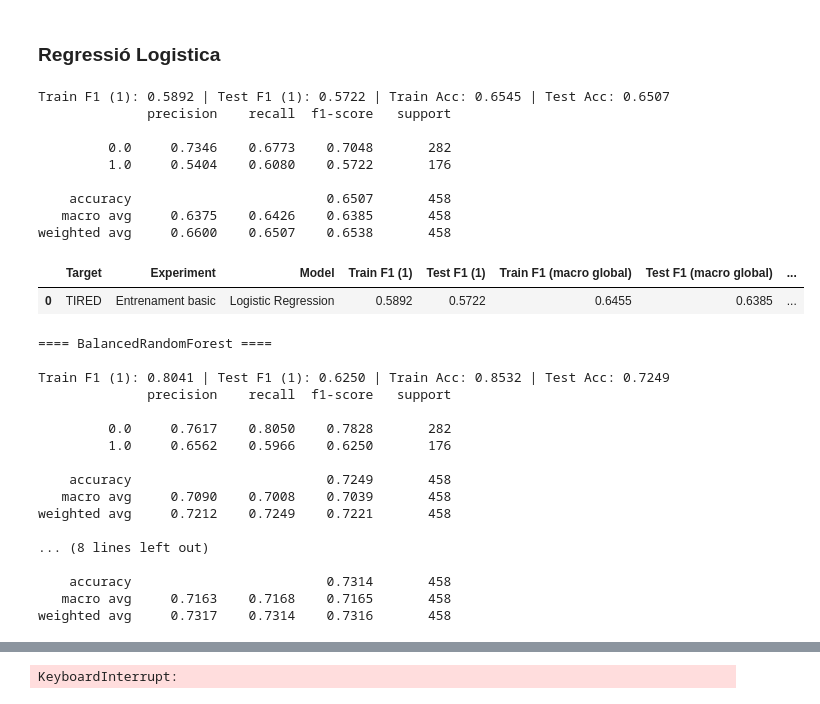
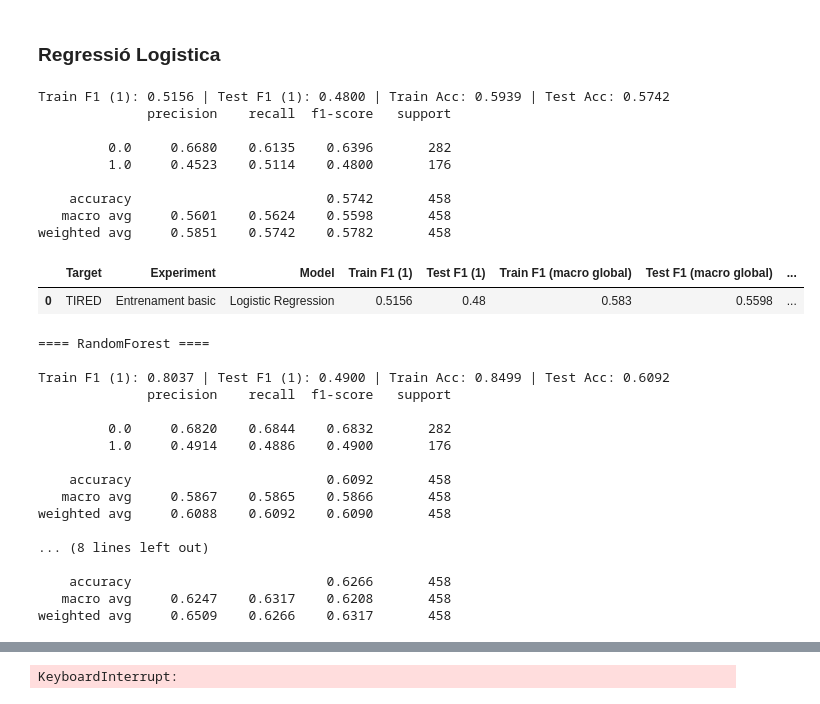
Before and after one commit to RogerDuran808/AI-Health-Assistant, a Jupyter notebook: notebooks/03_LifeSnaps_Preprocessing_Experiments.ipynb, the cells around one changed output, grey strips where cells are left out. Drawn from its saved outputs; the diff is of its cells as text; code cells hidden in the pictures.

```diff
--- a/notebooks/03_LifeSnaps_Preprocessing_Experiments.ipynb
+++ b/notebooks/03_LifeSnaps_Preprocessing_Experiments.ipynb
@@ -65,6 +65,9 @@ from ai_health_assistant.utils.train_helpers import train_models, append_results
 pd.set_option('display.max_columns', None)
 
 # Carrega de dades
-df = pd.read_csv('../data/df_preprocessed.csv')
-print(f"Shape: {df.shape}")
+df_train = pd.read_csv('../data/df_engineered_train.csv')
+df_test = pd.read_csv('../data/df_engineered_test.csv')
+
+print(f"Shape: {df_train.shape}")
+print(f"Shape: {df_test.shape}")
 # %% [output]
@@ -105,13 +81,23 @@ Col. categoriques (0):
 # %% [markdown]
 ### Train / Test Split
 # %%
-# Estratifiquem respecte un dels targets per tal d'assegurar el bon split
-X_train, X_test, y_train, y_test = train_test_split(X, y, test_size=0.20, random_state=42, stratify=y)
+# Difinim X i el target y
+# Prediccio de TIRED
+X_train = df_train.drop(columns=[TARGET])
+y_train = df_train[TARGET]
 
+X_test = df_test.drop(columns=[TARGET])
+y_test = df_test[TARGET]
 
 print(f"\nTrain shape: {X_train.shape}")
 print(f"Test shape: {X_test.shape}")
 print('\n','--'*50)
 print(f"\nDistribució train:\n{y_train.value_counts(normalize=True)}")
 print(f"\nDistribució test:\n{y_test.value_counts(normalize=True)}")
+
+numerical_features = X_train.select_dtypes(include=['number']).columns.tolist()
+categorical_features = X_train.select_dtypes(exclude=['number']).columns.tolist()
+
+print(f"\nCol. numeriques ({len(numerical_features)}): \n{numerical_features}")
+print(f"Col. categoriques ({len(categorical_features)}): \n{categorical_features}")
 # %% [output]
@@ -137,6 +124,9 @@ Name: proportion, dtype: float64
 Anem modificant tant els hiperparametres com els classifiers per tal d'anar ajustant el overfitting que hem detectat que tenim
 # %%
 from ai_health_assistant.utils.model_config import get_classifier_config, PARAM_GRIDS, CLASSIFIERS, BALANCING_METHODS
+from ai_health_assistant.utils.prep_helpers import build_preprocessor
+
+preprocessor = build_preprocessor(X_train)
 # %% [markdown]
 ## ENTRENAMENT DEL MODEL BASE
 # %%
@@ -164,6 +158,7 @@ reg_results = []
 reg_models = {}
 
 reg_pipeline = Pipeline(steps=[
+    ("preprocessor", preprocessor),
     ("classifier", LogisticRegression(
         max_iter=2000,            # convergència assegurada
         class_weight="balanced", # tracta l’imbalance de la classe 1
@@ -180,41 +175,40 @@ best_est, y_train_pred, train_report, y_test_pred, test_report, best_params, bes
         y_train,
         X_test,
         y_test,
         reg_pipeline,
         reg_param_grid,
-        search_type='grid'
     )
 
 reg_models["Logistic Regression"] = best_est
 
 reg_results_df = append_results(
     reg_results,
     "Logistic Regression",
     train_report,
     test_report,
     best_params,
     best_score,
     experiment="Entrenament basic"
 )
 
 display(reg_results_df[display_cols].round(4))
 
 
 
 
 plt.show()
 # %% [output]
-Train F1 (1): 0.5892 | Test F1 (1): 0.5722 | Train Acc: 0.6545 | Test Acc: 0.6507
+Train F1 (1): 0.5156 | Test F1 (1): 0.4800 | Train Acc: 0.5939 | Test Acc: 0.5742
               precision    recall  f1-score   support
 
-         0.0     0.7346    0.6773    0.7048       282
-         1.0     0.5404    0.6080    0.5722       176
+         0.0     0.6680    0.6135    0.6396       282
+         1.0     0.4523    0.5114    0.4800       176
 
-    accuracy                         0.6507       458
-   macro avg     0.6375    0.6426    0.6385       458
-weighted avg     0.6600    0.6507    0.6538       458
+    accuracy                         0.5742       458
+   macro avg     0.5601    0.5624    0.5598       458
+weighted avg     0.5851    0.5742    0.5782       458
 |  | Target | Experiment | Model | Train F1 (1) | Test F1 (1) | Train F1 (macro global) | Test F1 (macro global) | ... |
-| 0 | TIRED | Entrenament basic | Logistic Regression | 0.5892 | 0.5722 | 0.6455 | 0.6385 | ... |
+| 0 | TIRED | Entrenament basic | Logistic Regression | 0.5156 | 0.48 | 0.583 | 0.5598 | ... |
 # %%
 mat_confusio(
     "LogisticRegression",
@@ -234,6 +228,7 @@ base_models = {}
 
 for model, classifier in CLASSIFIERS_FILTER.items():
     pipeline = ImbPipeline([
+        ("preprocessor", preprocessor),
         ("balance", balance_method),
         ("classifier", classifier)
     ])
@@ -260,23 +255,23 @@ for model, classifier in CLASSIFIERS_FILTER.items():
     experiment="Entrenament basic"
 )
 # %% [output]
-==== BalancedRandomForest ====
+==== RandomForest ====
 
-Train F1 (1): 0.8041 | Test F1 (1): 0.6250 | Train Acc: 0.8532 | Test Acc: 0.7249
+Train F1 (1): 0.8037 | Test F1 (1): 0.4900 | Train Acc: 0.8499 | Test Acc: 0.6092
               precision    recall  f1-score   support
 
-         0.0     0.7617    0.8050    0.7828       282
-         1.0     0.6562    0.5966    0.6250       176
+         0.0     0.6820    0.6844    0.6832       282
+         1.0     0.4914    0.4886    0.4900       176
 
-    accuracy                         0.7249       458
-   macro avg     0.7090    0.7008    0.7039       458
-weighted avg     0.7212    0.7249    0.7221       458
+    accuracy                         0.6092       458
+   macro avg     0.5867    0.5865    0.5866       458
+weighted avg     0.6088    0.6092    0.6090       458
 
 ... (8 lines left out)
 
-    accuracy                         0.7314       458
-   macro avg     0.7163    0.7168    0.7165       458
-weighted avg     0.7317    0.7314    0.7316       458
+    accuracy                         0.6266       458
+   macro avg     0.6247    0.6317    0.6208       458
+weighted avg     0.6509    0.6266    0.6317       458
 # %%
 display(base_results_df[display_cols].round(4))
 # %% [output]
```
Also changed, not shown: parts of 13 cells of this notebook.
